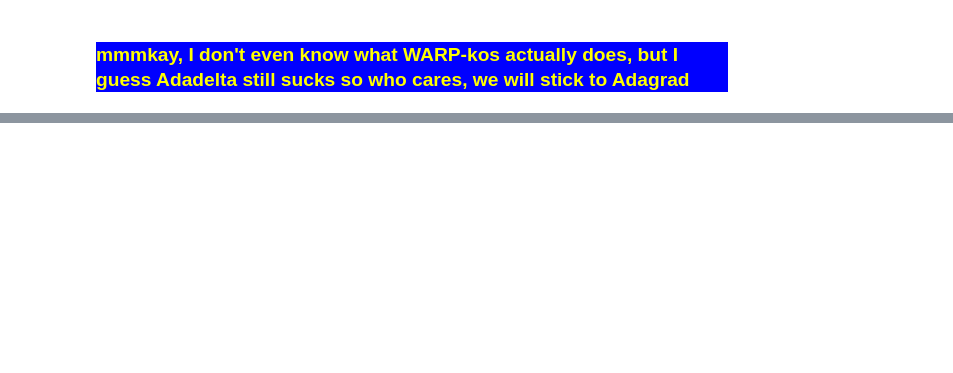
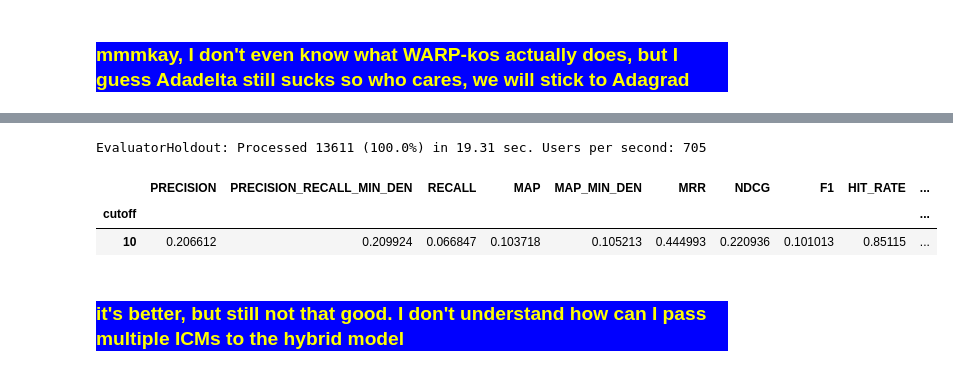
Before and after one commit to davidemerli/recsys-2021, a Jupyter notebook: hybrid_lightFM.ipynb, the cells around one changed output, grey strips where cells are left out. Cells and saved outputs as stored; diff of their text form; code cells hidden in the pictures; blank space fills up the shorter version.

Commit message:
Some more experiments with lightFM

```diff
--- a/hybrid_lightFM.ipynb
+++ b/hybrid_lightFM.ipynb
@@ -89,7 +81,7 @@ adagrad_model = LightFM(no_components=30,
 adagrad_auc = []
 
 for epoch in tqdm(range(epochs), desc="fitting adagrad"):
-    adagrad_model.fit_partial(URM_train_validation, epochs=1)
+    adagrad_model.fit_partial(URM_train, epochs=1)
     adagrad_auc.append(auc_score(adagrad_model, URM_test).mean())
 
 
@@ -102,7 +94,7 @@ adadelta_model = LightFM(no_components=30,
 adadelta_auc = []
 
 for epoch in tqdm(range(epochs), desc="fitting adadelta"):
-    adadelta_model.fit_partial(URM_train_validation, epochs=1)
+    adadelta_model.fit_partial(URM_train, epochs=1)
     adadelta_auc.append(auc_score(adadelta_model, URM_test).mean())
 # %%
 x = np.arange(len(adagrad_auc))
@@ -125,7 +115,7 @@ adagrad_model = LightFM(no_components=30,
 adagrad_auc = []
 
 for epoch in tqdm(range(epochs),desc="fitting adagrad (k-os)"):
-    adagrad_model.fit_partial(URM_train_validation, epochs=1)
+    adagrad_model.fit_partial(URM_train, epochs=1)
     adagrad_auc.append(auc_score(adagrad_model, URM_test).mean())
 
 # ADADELTA (k-OS) --------------------------------
@@ -136,7 +126,7 @@ adadelta_model = LightFM(no_components=30,
 adadelta_auc = []
 
 for epoch in tqdm(range(epochs),desc="fitting adadelta (k-os)"):
-    adadelta_model.fit_partial(URM_train_validation, epochs=1)
+    adadelta_model.fit_partial(URM_train, epochs=1)
     adadelta_auc.append(auc_score(adadelta_model, URM_test).mean())
 # %%
 x = np.arange(len(adagrad_auc))
@@ -167,9 +157,9 @@ warp_auc = []
 
 for epoch in tqdm(range(epochs), desc="fitting WARP model")  :
     start = time.time()
-    warp_model.fit_partial(URM_train_validation, epochs=1)
+    warp_model.fit_partial(URM_train, epochs=1)
     warp_duration.append(time.time() - start)
-    warp_auc.append(auc_score(warp_model, URM_test, train_interactions=URM_train_validation).mean())
+    warp_auc.append(auc_score(warp_model, URM_test, train_interactions=URM_train).mean())
 
 x = np.arange(epochs)
 plt.plot(x, np.array(warp_duration))
@@ -299,0 +284,15 @@ EvaluatorHoldout: Processed 13603 (100.0%) in 13.74 sec. Users per second: 990
+# %%
+from Recommenders.FactorizationMachines.LightFMRecommender import LightFMUserHybridRecommender, LightFMItemHybridRecommender
+
+NUM_COMPONENTS = 10
+NUM_EPOCHS = 1000
+ITEM_ALPHA = 1e-6
+USER_ALPHA = 1e-6
+
+recommender = LightFMItemHybridRecommender(URM_train, ICM_subgenres)
+recommender.fit(loss='warp',
+                sgd_mode='adagrad',
+                n_components=NUM_COMPONENTS,
+                item_alpha=ITEM_ALPHA,
+                user_alpha=USER_ALPHA,
+                epochs=NUM_EPOCHS)
@@ -299,0 +317,10 @@ EvaluatorHoldout: Processed 13603 (100.0%) in 13.74 sec. Users per second: 990
+# %%
+result_dict, _ = evaluator_test.evaluateRecommender(recommender)
+result_dict
+# %% [output]
+EvaluatorHoldout: Processed 13611 (100.0%) in 19.31 sec. Users per second: 705
+|  | PRECISION | PRECISION_RECALL_MIN_DEN | RECALL | MAP | MAP_MIN_DEN | MRR | NDCG | F1 | HIT_RATE | ... |
+| cutoff |  |  |  |  |  |  |  |  |  | ... |
+| 10 | 0.206612 | 0.209924 | 0.066847 | 0.103718 | 0.105213 | 0.444993 | 0.220936 | 0.101013 | 0.85115 | ... |
+# %% [markdown]
+<h3 style="color:yellow;background-color:blue"> it's better, but still not that good. I don't understand how can I pass multiple ICMs to the hybrid model </h3>
```
Also changed, not shown: parts of 17 cells of this notebook.
